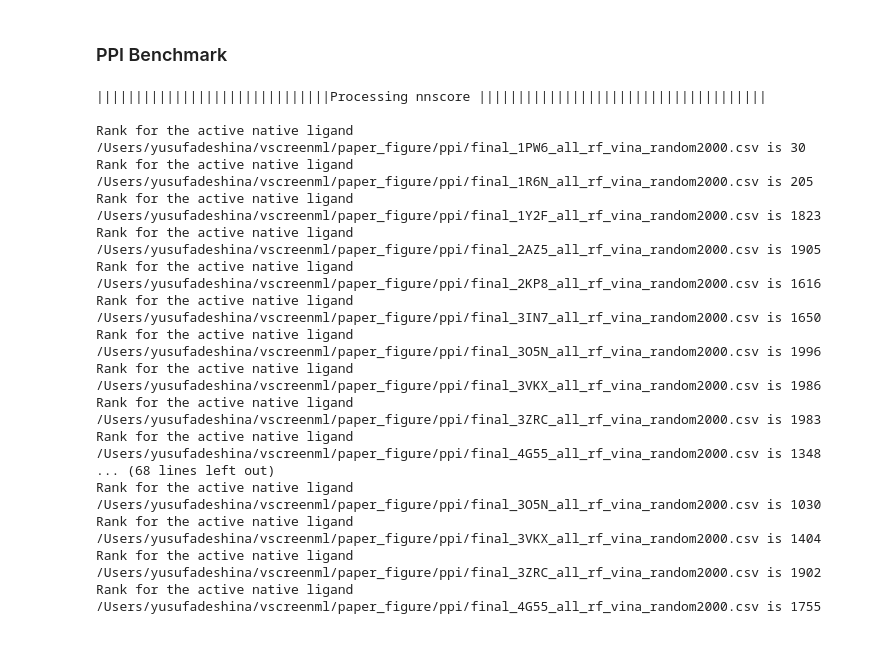
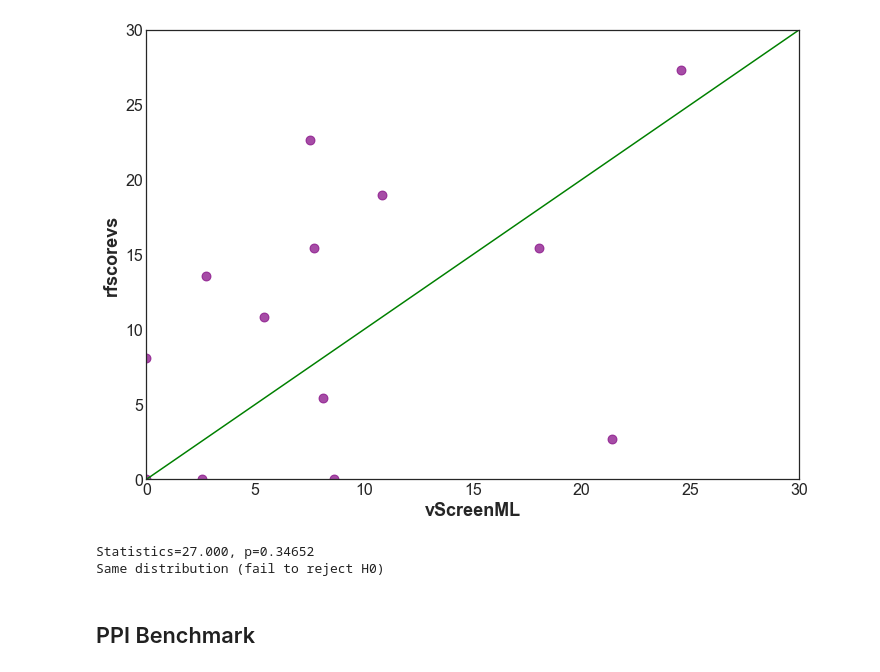
Before and after one commit to karanicolaslab/vscreenml, a Jupyter notebook: notebooks/OtherSF_Comparison_vScreenML.ipynb, the cells around one changed output. Saved outputs shown, nothing was run; the diff lists cells and outputs as text; code cells hidden in the pictures; blank space fills up the shorter version.

```diff
--- a/notebooks/OtherSF_Comparison_vScreenML.ipynb
+++ b/notebooks/OtherSF_Comparison_vScreenML.ipynb
@@ -42,38 +213,13 @@ rcParams['figure.figsize'] = 11.7,8.27
+# %%
+df_enrich_common = enrich_df[enrich_df.index.isin(tags_overlap)]
+figureutilities.plot_benchmark_graph_dekois(df_enrich_common, 'vScreenML', 'rfscorevs')
+figureutilities.wilcoxon_signed(df_enrich_common['rfscorevs'], df_enrich_common['vScreenML'])
+# %% [output]
+[figure, added]
+Statistics=27.000, p=0.34652
+Same distribution (fail to reject H0)
 # %% [markdown]
-### PPI Benchmark
+## PPI Benchmark
 # %%
 #PPI target not present in our training set
 ppi_tag = ['1PW6','1R6N','1Y2F','2AZ5','2KP8','3IN7','3O5N','3VKX','3ZRC','4G55']
-# %%
-rank_dict = {}
-for score in ['nnscore','rfscore_v1','rfscore_v3','rfscore_v2',
-                'PLEClinear_p5_l1_s65536','PLECnn_p5_l1_s65536',
-                  'PLECrf_p5_l1_s65536']:
-    print ('||||||||||||||||||||||||||||||Processing',score,'|||||||||||||||||||||||||||||||||||||',"\n")
-    rank_list_other={}
-    for i in ppi_tag:
-        ifile = cfg.PAPER_FIGURE_DIR+'/ppi/final_'+str(i)+'_all_rf_vina_random2000.csv'
-        compounds_list2 = pd.read_csv(ifile, encoding="utf-8-sig",delimiter=' ')
-        rank_other= figureutilities.predict_rank_active_other_ppi(compounds_list2,score,ifile)
-        rank_list_other[i] = rank_other
-    #print np.mean(rank_list_other),"+/-",np.std(rank_list_other)
-    rank_dict[score] = rank_list_other
-df_vina_others = pd.DataFrame.from_dict(rank_dict)
-# %% [output]
-||||||||||||||||||||||||||||||Processing nnscore |||||||||||||||||||||||||||||||||||||
-
-Rank for the active native ligand /Users/yusufadeshina/vscreenml/paper_figure/ppi/final_1PW6_all_rf_vina_random2000.csv is 30
-Rank for the active native ligand /Users/yusufadeshina/vscreenml/paper_figure/ppi/final_1R6N_all_rf_vina_random2000.csv is 205
-Rank for the active native ligand /Users/yusufadeshina/vscreenml/paper_figure/ppi/final_1Y2F_all_rf_vina_random2000.csv is 1823
-Rank for the active native ligand /Users/yusufadeshina/vscreenml/paper_figure/ppi/final_2AZ5_all_rf_vina_random2000.csv is 1905
-Rank for the active native ligand /Users/yusufadeshina/vscreenml/paper_figure/ppi/final_2KP8_all_rf_vina_random2000.csv is 1616
-Rank for the active native ligand /Users/yusufadeshina/vscreenml/paper_figure/ppi/final_3IN7_all_rf_vina_random2000.csv is 1650
-Rank for the active native ligand /Users/yusufadeshina/vscreenml/paper_figure/ppi/final_3O5N_all_rf_vina_random2000.csv is 1996
-Rank for the active native ligand /Users/yusufadeshina/vscreenml/paper_figure/ppi/final_3VKX_all_rf_vina_random2000.csv is 1986
-Rank for the active native ligand /Users/yusufadeshina/vscreenml/paper_figure/ppi/final_3ZRC_all_rf_vina_random2000.csv is 1983
-Rank for the active native ligand /Users/yusufadeshina/vscreenml/paper_figure/ppi/final_4G55_all_rf_vina_random2000.csv is 1348
-... (68 lines left out)
-Rank for the active native ligand /Users/yusufadeshina/vscreenml/paper_figure/ppi/final_3O5N_all_rf_vina_random2000.csv is 1030
-Rank for the active native ligand /Users/yusufadeshina/vscreenml/paper_figure/ppi/final_3VKX_all_rf_vina_random2000.csv is 1404
-Rank for the active native ligand /Users/yusufadeshina/vscreenml/paper_figure/ppi/final_3ZRC_all_rf_vina_random2000.csv is 1902
-Rank for the active native ligand /Users/yusufadeshina/vscreenml/paper_figure/ppi/final_4G55_all_rf_vina_random2000.csv is 1755
```
Also changed, not shown: parts of 66 cells of this notebook, 22 other files.
